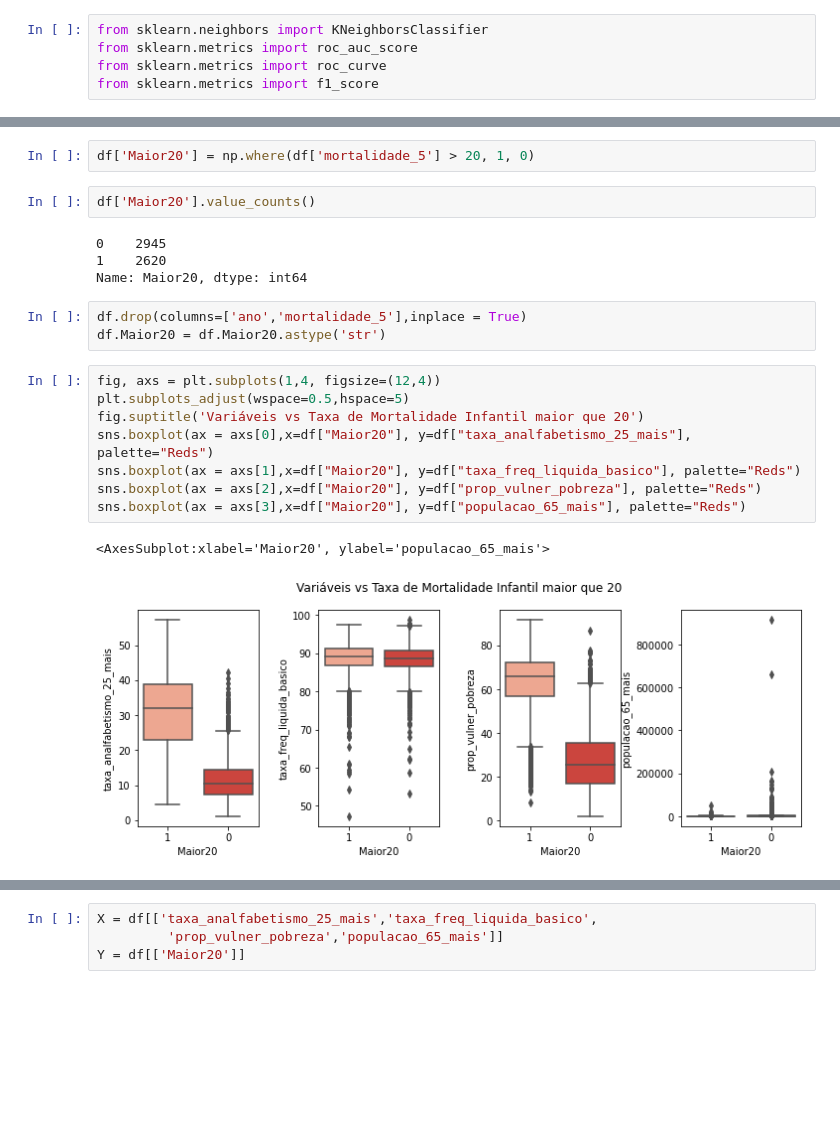
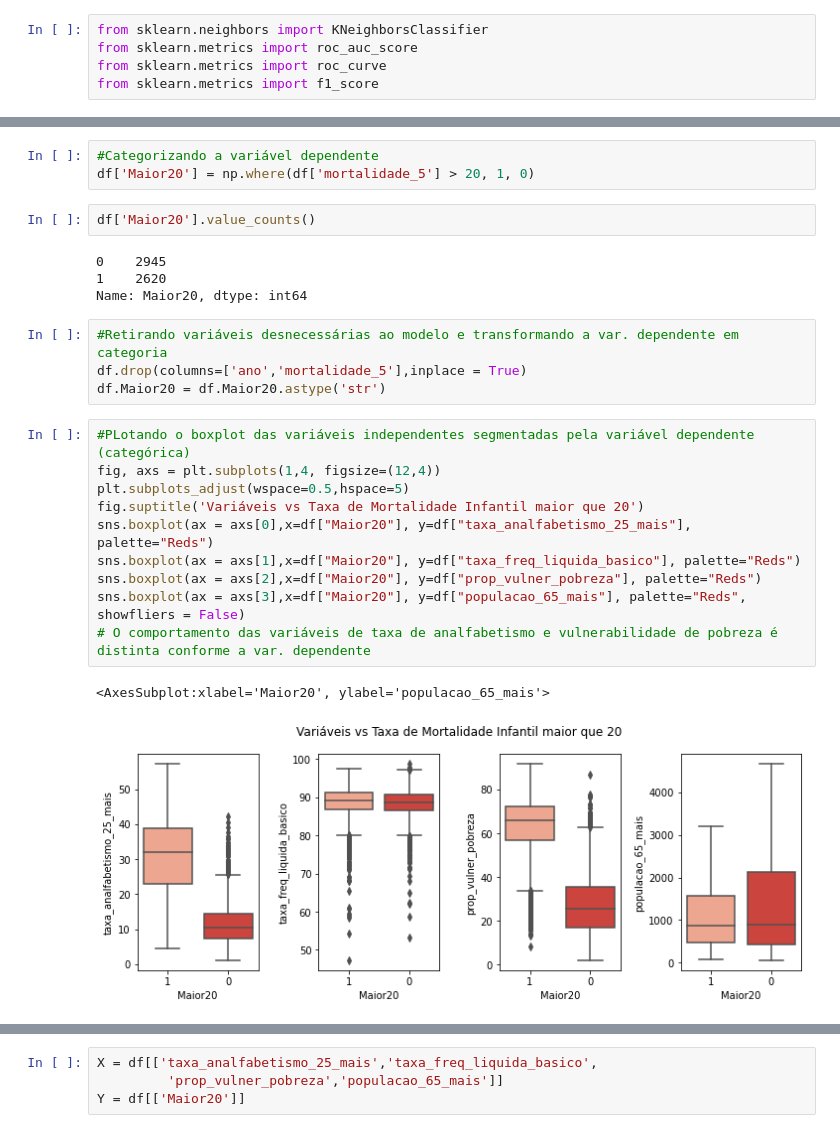
Before and after one commit to GCabral95/Aprendizado_Supervisionado, a Jupyter notebook: KNN_.ipynb, the cells around one changed output, grey strips where cells are left out. Drawn from its saved outputs; the diff is of its cells as text; blank space fills up the shorter version.

```diff
--- a/KNN_.ipynb
+++ b/KNN_.ipynb
@@ -186,6 +204,7 @@ df.head()
 | 11 | 2010 | 15.38 | 10.95 | 88.24 | 29.82 | ... |
 | 14 | 2010 | 19.42 | 13.51 | 84.69 | 34.85 | ... |
 # %%
+#Categorizando a variável dependente
 df['Maior20'] = np.where(df['mortalidade_5'] > 20, 1, 0)
 # %%
 df['Maior20'].value_counts()
@@ -194,17 +213,20 @@ df['Maior20'].value_counts()
 1    2620
 Name: Maior20, dtype: int64
 # %%
+#Retirando variáveis desnecessárias ao modelo e transformando a var. dependente em categoria
 df.drop(columns=['ano','mortalidade_5'],inplace = True)
 df.Maior20 = df.Maior20.astype('str')
 # %%
+#PLotando o boxplot das variáveis independentes segmentadas pela variável dependente (categórica)
 fig, axs = plt.subplots(1,4, figsize=(12,4))
 plt.subplots_adjust(wspace=0.5,hspace=5)
 fig.suptitle('Variáveis vs Taxa de Mortalidade Infantil maior que 20')
 sns.boxplot(ax = axs[0],x=df["Maior20"], y=df["taxa_analfabetismo_25_mais"], palette="Reds")
 sns.boxplot(ax = axs[1],x=df["Maior20"], y=df["taxa_freq_liquida_basico"], palette="Reds")
 sns.boxplot(ax = axs[2],x=df["Maior20"], y=df["prop_vulner_pobreza"], palette="Reds")
-sns.boxplot(ax = axs[3],x=df["Maior20"], y=df["populacao_65_mais"], palette="Reds")
+sns.boxplot(ax = axs[3],x=df["Maior20"], y=df["populacao_65_mais"], palette="Reds", showfliers = False)
+# O comportamento das variáveis de taxa de analfabetismo e vulnerabilidade de pobreza é distinta conforme a var. dependente
 # %% [output]
 <AxesSubplot:xlabel='Maior20', ylabel='populacao_65_mais'>
-[figure, old version]
+[figure, new version]
 # %%
```
Also changed, not shown: parts of 30 cells of this notebook.
